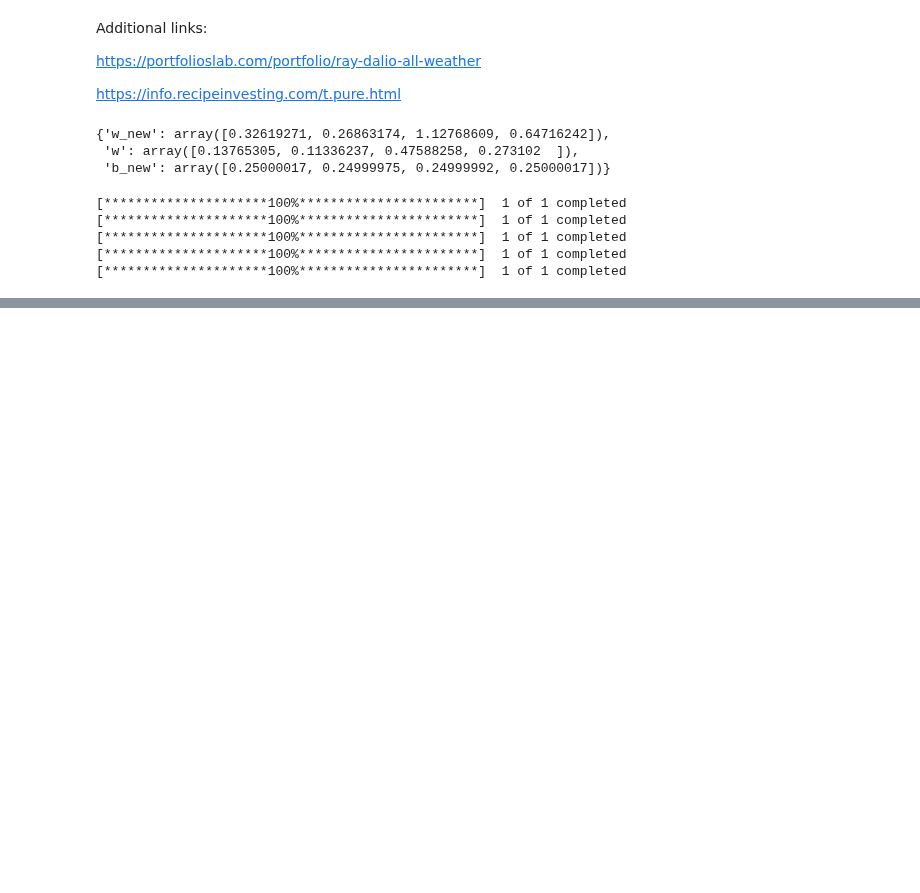
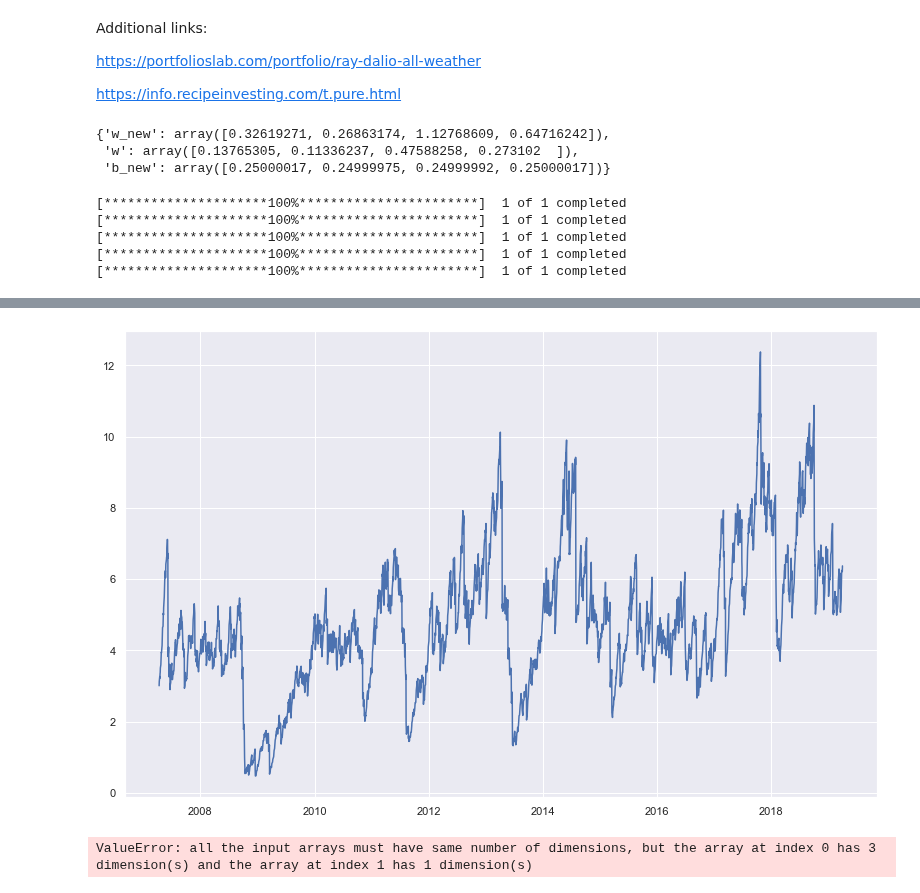
Before and after one commit to EdgyPanda/Python-Projects, a Jupyter notebook: RiskParity-Portfolio/RiskParity.ipynb, the cells around one changed output, grey strips where cells are left out. Cells and saved outputs as stored; diff of their text form; code cells hidden in the pictures; blank space fills up the shorter version.

```diff
--- a/RiskParity-Portfolio/RiskParity.ipynb
+++ b/RiskParity-Portfolio/RiskParity.ipynb
@@ -153,0 +169,20 @@ array([[-1., -1., -1., ..., -1., -1., -1.]])
+# %%
+sns.set()
+plt.figure(figsize=(12,8))
+plt.plot(TrainDF.index[1:], LC_weights)
+plt.title('Leverage weight over time')
+plt.show()
+#There is a considerable leverage in the portfolio under a 10% annualized volatility target.
+# %% [output]
+[figure, added]
+# %%
+#tt = Turnover()
+
+#plt.plot(tt)
+#np.c_[WeightsScaled, LC_weights]
+
+#LC_weights
+
+np.concatenate((WeightsScaled, LC_weights), axis = 1)
+# %% [output]
+ValueError: all the input arrays must have same number of dimensions, but the array at index 0 has 3 dimension(s) and the array at index 1 has 1 dimension(s)
```
Also changed, not shown: parts of 4 cells of this notebook.
